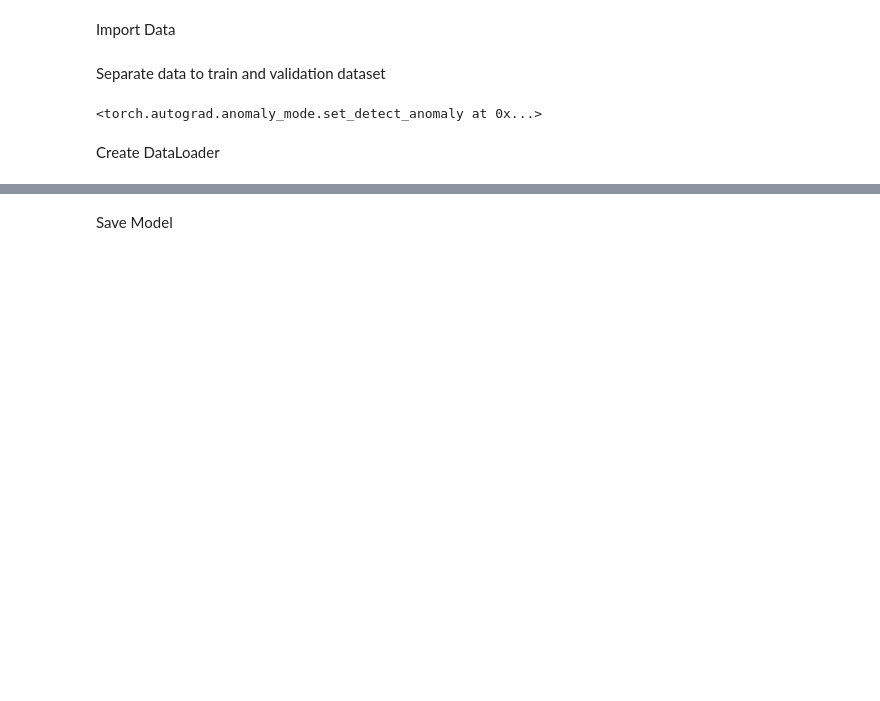
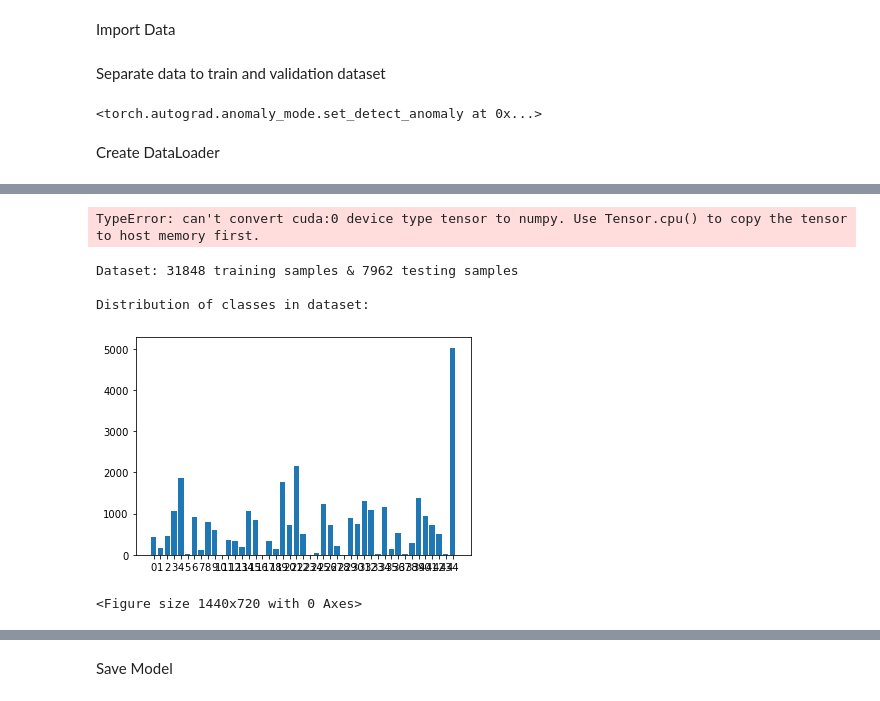
Before and after one commit to dragonx0208/beemachine, a Jupyter notebook: torch_main.ipynb, the cells around one changed output, grey strips where cells are left out. Saved outputs shown, nothing was run; the diff lists cells and outputs as text; code cells hidden in the pictures; blank space fills up the shorter version.

```diff
--- a/torch_main.ipynb
+++ b/torch_main.ipynb
@@ -49,27 +54,24 @@ print(f'Using {device} for inference')
 Using cuda for inference
 # %%
 # Number of workers for dataloader
-workers = 4
+workers = 8
 
 # Batch size during training
-batch_size = 32
+BATCH_SIZE = 64
 
 # Spatial size of training images. All images will be resized to this
 #   size using a transformer.
 IMAGE_SIZE = 64
 
 # Number of training epochs
-NUM_EPOCHS = 3
+NUM_EPOCHS = 1
 
 # Learning rate for optimizers
-lr = 0.0002
+lr = 0.1
 
 # Beta1 hyperparam for optimizers
-beta1 = 0.5
+beta1 = 0.9
 
 # Beta2 hyperparam for optimizers
 beta2 = 0.999
-
-# Number of GPUs available. Use 0 for CPU mode.
-ngpu = 1
 # %%
@@ -157,12 +152,14 @@ def find_mean_std(dataset):
 # %% [markdown]
 Separate data to train and validation dataset
 # %%
-bee_dataset = load_dataset(is_simple_transform=True)
+bee_dataset = load_dataset(data_transforms['train'])
 
 num_classes=len(bee_dataset.targets)
 train_indices, val_indices = train_test_split(list(range(num_classes)), test_size=0.2, stratify=bee_dataset.targets)
 train_dataset = torch.utils.data.Subset(bee_dataset, train_indices)
 val_dataset = torch.utils.data.Subset(bee_dataset, val_indices)
+#train_dataset = MyDataset(train_dataset, data_transforms['train'])
+#val_dataset = MyDataset(val_dataset, data_transforms['validation'])
 resnet50.fc = nn.Sequential(
                nn.Linear(2048, IMAGE_SIZE),
                nn.Dropout(p=0.02),
@@ -175,8 +172,14 @@ torch.autograd.set_detect_anomaly(True)
 # %% [markdown]
 Create DataLoader
 # %%
-train_data_loader = torch.utils.data.DataLoader(train_dataset, batch_size=batch_size, shuffle=True, num_workers=workers)
-print(torch.cuda.memory_allocated(device))
-val_data_loader = torch.utils.data.DataLoader(val_dataset, batch_size=batch_size, shuffle=False, num_workers=workers)
-print(torch.cuda.memory_allocated(device))
+train_data_loader = torch.utils.data.DataLoader(train_dataset, batch_size=BATCH_SIZE, shuffle=True, num_workers=workers)
+print(len(train_dataset))
+val_data_loader = torch.utils.data.DataLoader(val_dataset, batch_size=BATCH_SIZE, shuffle=False, num_workers=workers)
+print(len(val_dataset))
+valid_loss_min = np.Inf
+val_loss = []
+val_acc = []
+train_loss = []
+train_acc = []
+total_step = len(train_dataset)
 # %% [output]
@@ -277,0 +318,4 @@ def show_confusion_matrix(model, labels, pred_labels):
+# %%
+displayROC_Curve(actuals, probabilities)
+# %% [output]
+TypeError: can't convert cuda:0 device type tensor to numpy. Use Tensor.cpu() to copy the tensor to host memory first.
@@ -278,2 +350,20 @@ def show_confusion_matrix(model, labels, pred_labels):
+# %%
+print('Dataset: %d training samples & %d testing samples\n' % (
+    len(train_data_loader.dataset), len(val_data_loader.dataset)))
+
+print('Distribution of classes in dataset:')
+fig, ax = plt.subplots()
+fig = plt.figure(figsize=(20,10))
+labels = [label for _, label in train_dataset]
+classe_labels, counts = np.unique(labels, return_counts=True)
+ax.bar(classe_labels, counts)
+ax.set_xticks(classe_labels)
+plt.show()
+# %% [output]
+Dataset: 31848 training samples & 7962 testing samples
+
+Distribution of classes in dataset:
+[figure, added]
+<Figure size 1440x720 with 0 Axes>
 # %%
 try:
```
Also changed, not shown: parts of 21 cells of this notebook.
